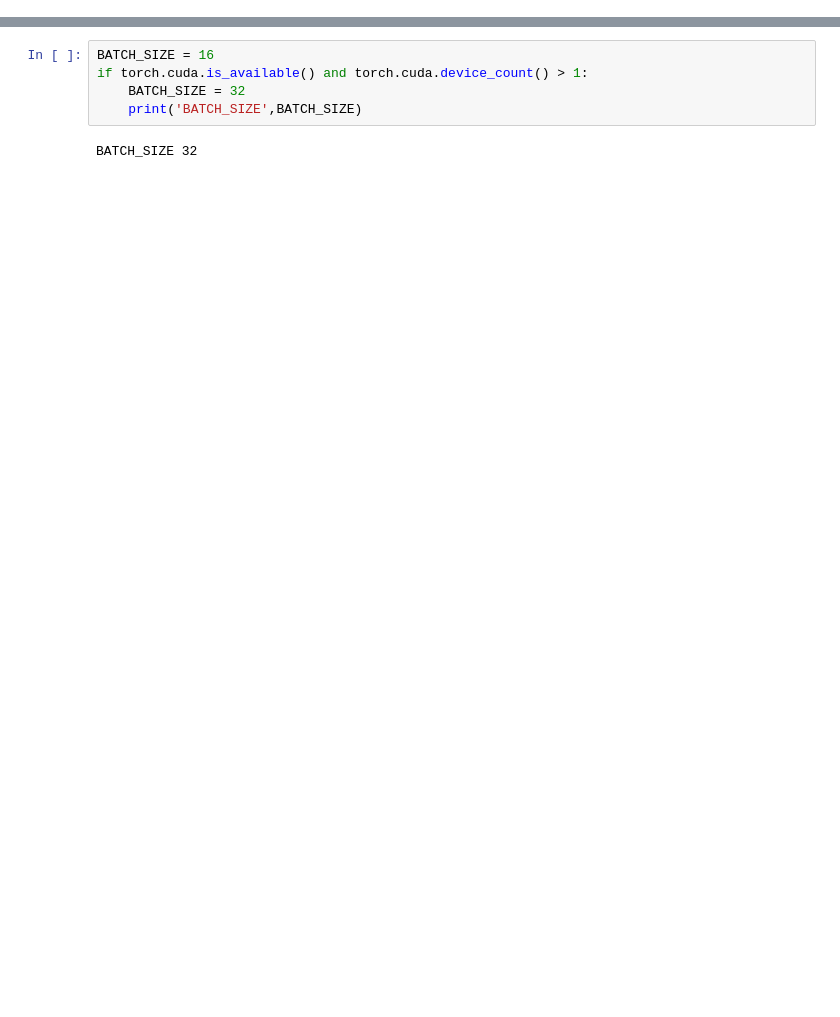
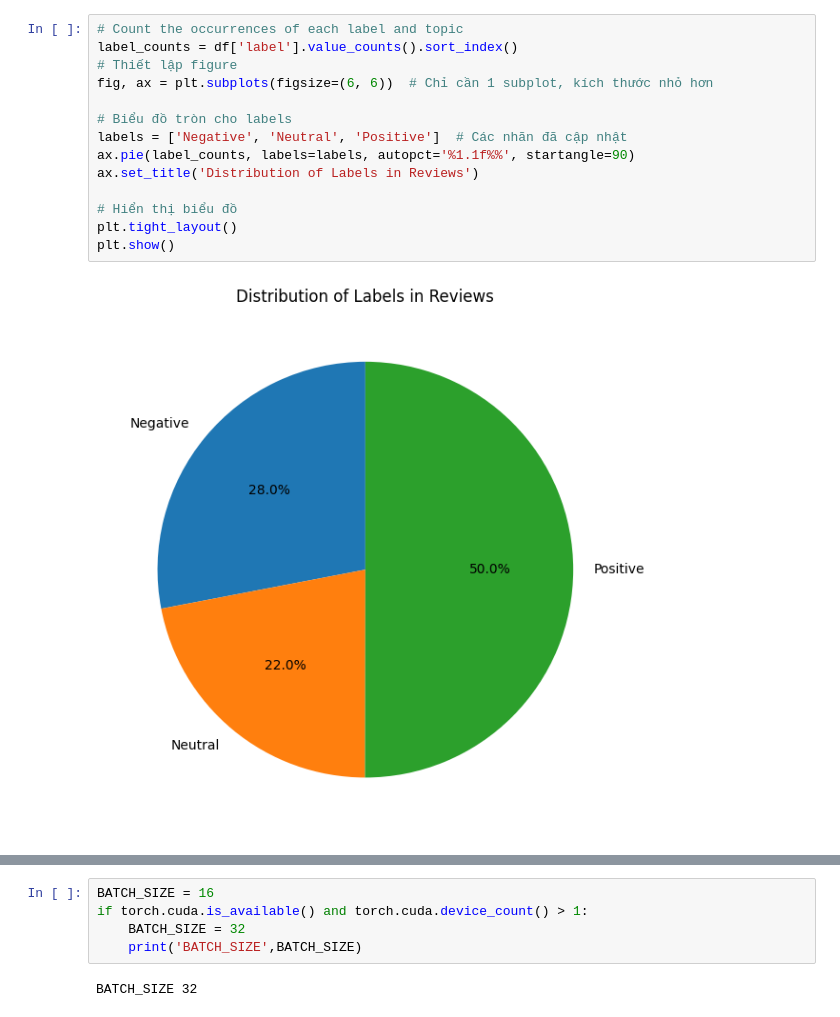
Before and after one commit to Gilgamesh-hoang/Sentiment-Analysis-Comments, a Jupyter notebook: src/finetune_phobert.ipynb, the cells around one changed output, grey strips where cells are left out. Cells and saved outputs as stored; diff of their text form; blank space fills up the shorter version.

```diff
--- a/src/finetune_phobert.ipynb
+++ b/src/finetune_phobert.ipynb
@@ -20,0 +159,16 @@ logging.set_verbosity_error()
+# %%
+# Count the occurrences of each label and topic
+label_counts = df['label'].value_counts().sort_index()
+# Thiết lập figure
+fig, ax = plt.subplots(figsize=(6, 6))  # Chỉ cần 1 subplot, kích thước nhỏ hơn
+
+# Biểu đồ tròn cho labels
+labels = ['Negative', 'Neutral', 'Positive']  # Các nhãn đã cập nhật
+ax.pie(label_counts, labels=labels, autopct='%1.1f%%', startangle=90)
+ax.set_title('Distribution of Labels in Reviews')
+
+# Hiển thị biểu đồ
+plt.tight_layout()
+plt.show()
+# %% [output]
+[figure, added]
```
Also changed, not shown: parts of 56 cells of this notebook, 13 other files.
